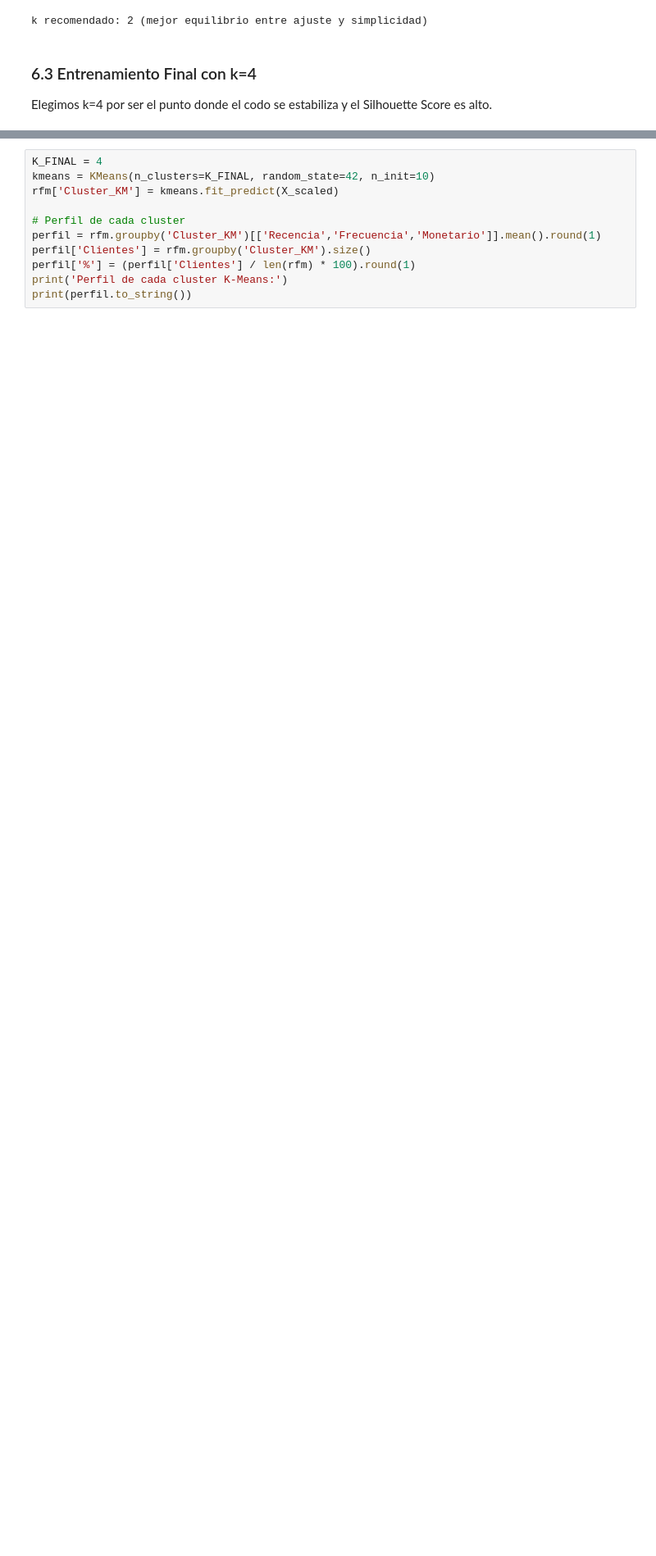
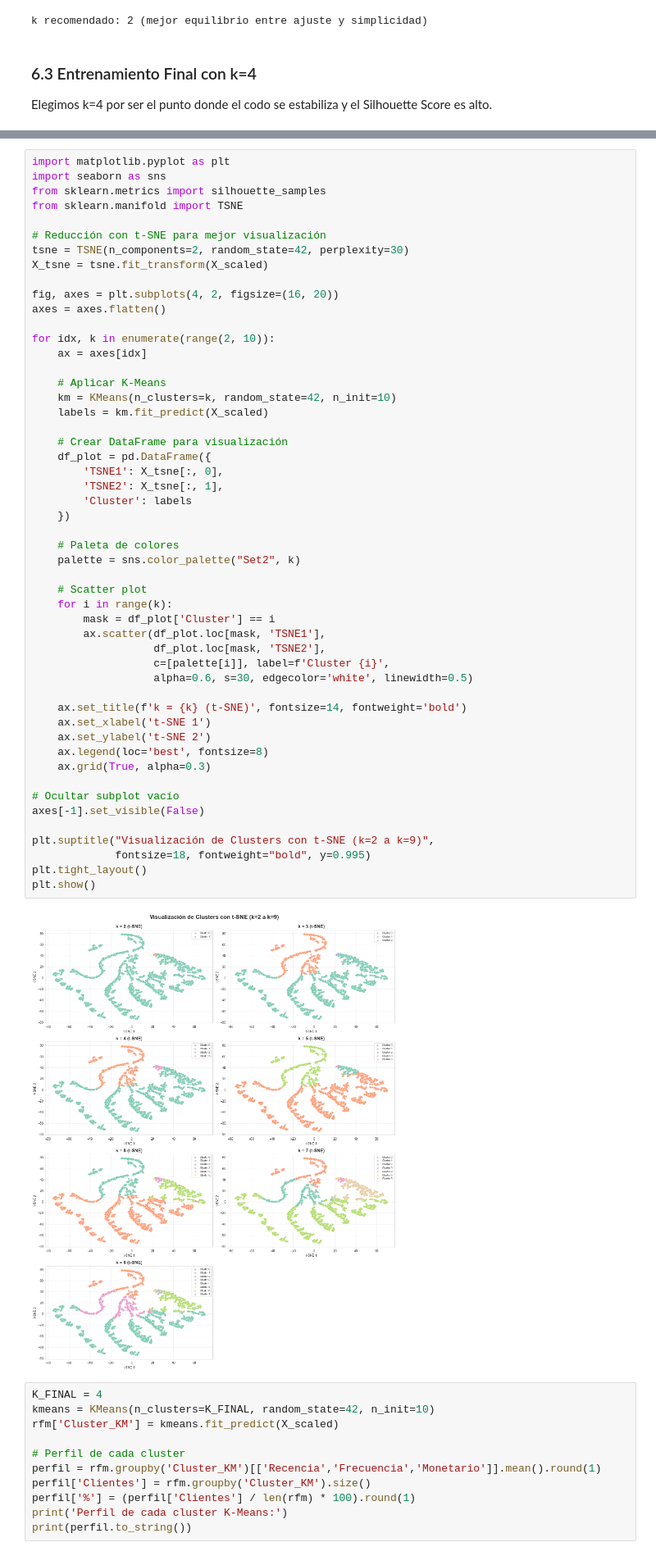
Before and after one commit to ByAncort/unsupervised-retail-insights, a Jupyter notebook: Online Retail II.ipynb, the cells around one changed output, grey strips where cells are left out. Shown at 82% size. Cells and saved outputs as stored; diff of their text form; blank space fills up the shorter version.

```diff
--- a/Online Retail II.ipynb
+++ b/Online Retail II.ipynb
@@ -381,3 +384,56 @@ Elegimos k=4 por ser el punto donde el codo se estabiliza y el Silhouette Score
+# %%
+import matplotlib.pyplot as plt
+import seaborn as sns
+from sklearn.metrics import silhouette_samples
+from sklearn.manifold import TSNE
+
+# Reducción con t-SNE para mejor visualización
+tsne = TSNE(n_components=2, random_state=42, perplexity=30)
+X_tsne = tsne.fit_transform(X_scaled)
+
+fig, axes = plt.subplots(4, 2, figsize=(16, 20))
+axes = axes.flatten()
+
+for idx, k in enumerate(range(2, 10)):
+    ax = axes[idx]
+
+    # Aplicar K-Means
+    km = KMeans(n_clusters=k, random_state=42, n_init=10)
+    labels = km.fit_predict(X_scaled)
+
+    # Crear DataFrame para visualización
+    df_plot = pd.DataFrame({
+        'TSNE1': X_tsne[:, 0],
+        'TSNE2': X_tsne[:, 1],
+        'Cluster': labels
+    })
+
+    # Paleta de colores
+    palette = sns.color_palette("Set2", k)
+
+    # Scatter plot
+    for i in range(k):
+        mask = df_plot['Cluster'] == i
+        ax.scatter(df_plot.loc[mask, 'TSNE1'],
+                   df_plot.loc[mask, 'TSNE2'],
+                   c=[palette[i]], label=f'Cluster {i}',
+                   alpha=0.6, s=30, edgecolor='white', linewidth=0.5)
+
+    ax.set_title(f'k = {k} (t-SNE)', fontsize=14, fontweight='bold')
+    ax.set_xlabel('t-SNE 1')
+    ax.set_ylabel('t-SNE 2')
+    ax.legend(loc='best', fontsize=8)
+    ax.grid(True, alpha=0.3)
+
+# Ocultar subplot vacío
+axes[-1].set_visible(False)
+
+plt.suptitle("Visualización de Clusters con t-SNE (k=2 a k=9)",
+             fontsize=18, fontweight="bold", y=0.995)
+plt.tight_layout()
+plt.show()
+# %% [output]
+[figure, added]
 # %%
 K_FINAL = 4
 kmeans = KMeans(n_clusters=K_FINAL, random_state=42, n_init=10)
```
Also changed, not shown: parts of 5 cells of this notebook, 1 other file.
